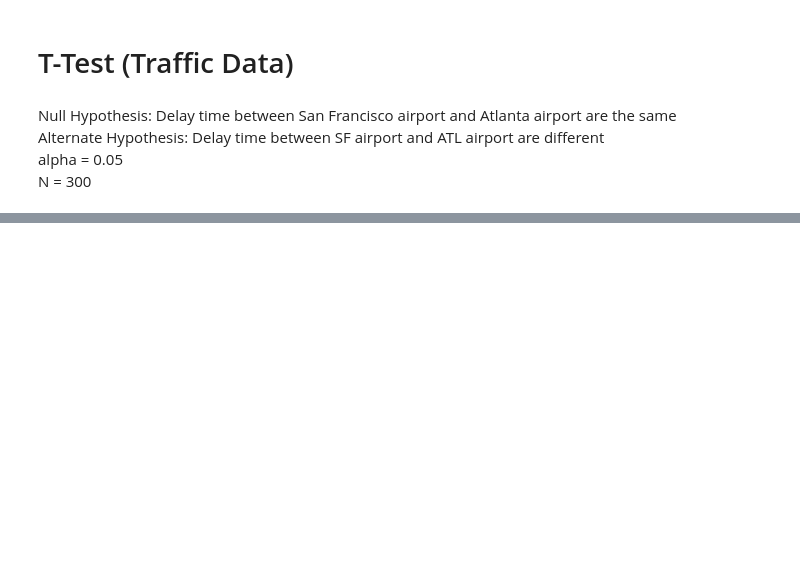
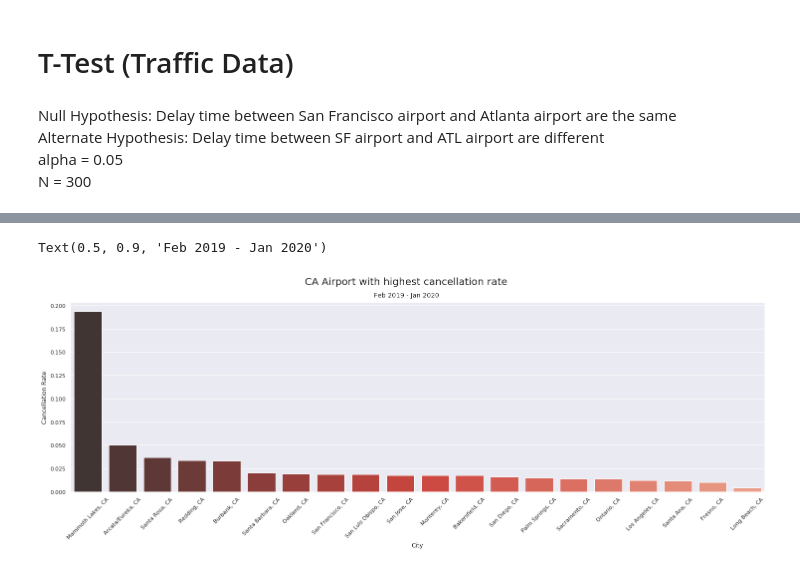
Before and after one commit to tchleung/The_Terminal, a Jupyter notebook: notebook/terminal_eda.ipynb, the cells around one changed output, grey strips where cells are left out. Cells and saved outputs as stored; diff of their text form; code cells hidden in the pictures; blank space fills up the shorter version.

```diff
--- a/notebook/terminal_eda.ipynb
+++ b/notebook/terminal_eda.ipynb
@@ -567,0 +687,14 @@ p_val / 2 = 0.00
+# %%
+cancelled_flight_ = cancelled_flight[cancelled_flight['ORIGIN_STATE_ABR'] == "CA"].sort_values(by='cancelled_rate',ascending=False)
+fig, ax = plt.subplots(figsize=(25,7))
+sns.set(font_scale=1.25)
+ax = sns.barplot(x='ORIGIN_CITY_NAME',y='cancelled_rate',data=cancelled_flight_[0:20],palette='Reds_d')
+ax.set_xlabel('City')
+ax.set_ylabel('Cancellation Rate')
+plt.xticks(rotation=45,horizontalalignment='center')
+plt.figtext(.5,.95,'CA Airport with highest cancellation rate', fontsize=20, ha='center')
+plt.figtext(.5,.9,'Feb 2019 - Jan 2020', fontsize=13, ha='center')
+# fig.savefig('img/highest_cancellation_rate_CA.png')
+# %% [output]
+Text(0.5, 0.9, 'Feb 2019 - Jan 2020')
+[figure, added]
```
Also changed, not shown: parts of 42 cells of this notebook, 1 other file.
